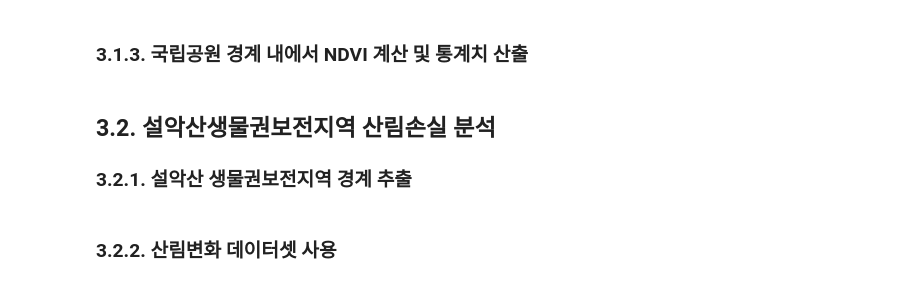
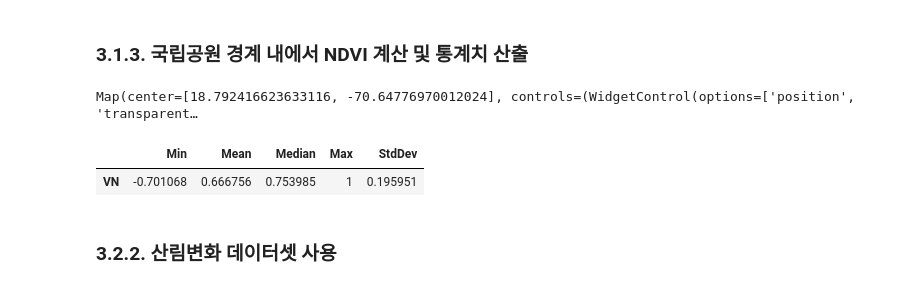
Before and after one commit to osgeokr/kari-sdm, a Jupyter notebook: 240726_sentinel2_analysis_valle_nuevo_national_park.ipynb.ipynb, the cells around one changed output. Saved outputs shown, nothing was run; the diff lists cells and outputs as text; code cells hidden in the pictures.

```diff
--- a/240726_sentinel2_analysis_valle_nuevo_national_park.ipynb.ipynb
+++ b/240726_sentinel2_analysis_valle_nuevo_national_park.ipynb.ipynb
@@ -22,8 +13,7 @@ ee.Initialize(project='ee-foss4g')
 # %%
-# 설악산국립공원 경계 추출
+# Valle Nuevo National Park
 wdpa = ee.FeatureCollection("WCMC/WDPA/current/polygons")
-seoraksan = wdpa.filter(ee.Filter.eq('WDPAID', 768))
+wdpa = wdpa.filter(ee.Filter.eq('WDPAID', 478142))
 
-# 선택된 보호지역 이름 확인
-wdpa_name = seoraksan.first().get('NAME').getInfo()
+wdpa_name = wdpa.first().get('NAME').getInfo()
 print("Name:", wdpa_name)
@@ -74,16 +46,12 @@ def mask_s2_clouds(image):
 # %%
-# Sentinel-2 이미지 선택 및 필터링
 s2_images = (
     ee.ImageCollection("COPERNICUS/S2_SR_HARMONIZED")
-    .filterDate("2024-01-01", "2024-01-31")
-    .filterBounds(seoraksan)
-    # 구름이 5% 미만인 이미지 필터링
+    .filterDate("2023-03-16", "2023-03-31")
+    .filterBounds(wdpa)
     .filter(ee.Filter.lt("CLOUDY_PIXEL_PERCENTAGE", 5))
     .map(mask_s2_clouds)
 )
 
-# 이미지 컬렉션의 이미지 개수 확인
 image_count = s2_images.size()
 
-# 이미지 개수 출력
 print("Image count:", image_count.getInfo())
@@ -92,0 +62,2 @@ s2_image = s2_images.median()
+# %%
+s2_image = ee.Image(s2_images.toList(s2_images.size()).get(1))
@@ -155,3 +103,5 @@ print(status)
+# %%
+s2_image = s2_image.clip(wdpa.geometry())
 # %% [markdown]
 ### 3.1.3. 국립공원 경계 내에서 NDVI 계산 및 통계치 산출
 # %%
@@ -167,36 +117,34 @@ ndvi_palette = [
     '059033',  # 높은 NDVI - 매우 진한 녹색
 ]
 
-# Vworld 하이브리드지도 객체
-vworld_hybrid = TileLayer(
-    url='https://xdworld.vworld.kr/2d/Hybrid/service/{z}/{x}/{y}.png',
-    name='Vworld Hybrid',
-    attribution='Vworld',
-)
-
 m = geemap.Map(width="800px", height="400px")
 m.add_layer(ndvi, {'min': 0, 'max': 0.5, 'palette': ndvi_palette}, 'NDVI')
-m.add_layer(vworld_hybrid)
-m.centerObject(seoraksan, 11)
+m.addLayer(wdpa_raster, wdpa_vis, wdpa_name)
+m.centerObject(wdpa, 10)
 m
+# %% [output]
+Map(center=[18.792416623633116, -70.64776970012024], controls=(WidgetControl(options=['position', 'transparent…
 # %%
 # NDVI 통계치 계산 (최소값, 평균, 중간값, 최대값, 표준편차)
 stats = ndvi.reduceRegion(
     reducer=ee.Reducer.min()
     .combine(reducer2=ee.Reducer.mean(), sharedInputs=True)
     .combine(reducer2=ee.Reducer.median(), sharedInputs=True)
     .combine(reducer2=ee.Reducer.max(), sharedInputs=True)
     .combine(reducer2=ee.Reducer.stdDev(), sharedInputs=True),
-    geometry=seoraksan.geometry(),
+    geometry=wdpa.geometry(),
     scale=10,
     maxPixels=1e9,
 )
 
 # 통계치 결과를 DataFrame으로 변환
 df_stats = pd.DataFrame(
     [stats.getInfo()],
     columns=["nd_min", "nd_mean", "nd_median", "nd_max", "nd_stdDev"],
-    index=["Seoraksan"],
+    index=["VN"],
 )
 df_stats.columns = ["Min", "Mean", "Median", "Max", "StdDev"]
 df_stats
+# %% [output]
+|  | Min | Mean | Median | Max | StdDev |
+| VN | -0.701068 | 0.666756 | 0.753985 | 1 | 0.195951 |
@@ -207,7 +151,3 @@ files.download('df_stats.csv')
-# %% [markdown]
-## 3.2. 설악산생물권보전지역 산림손실 분석
-
-### 3.2.1. 설악산 생물권보전지역 경계 추출
 # %%
 # 설악산 생물권보전지역 경계 추출
 wdpa = ee.FeatureCollection("WCMC/WDPA/current/polygons")
```
Also changed, not shown: parts of 21 cells of this notebook.
